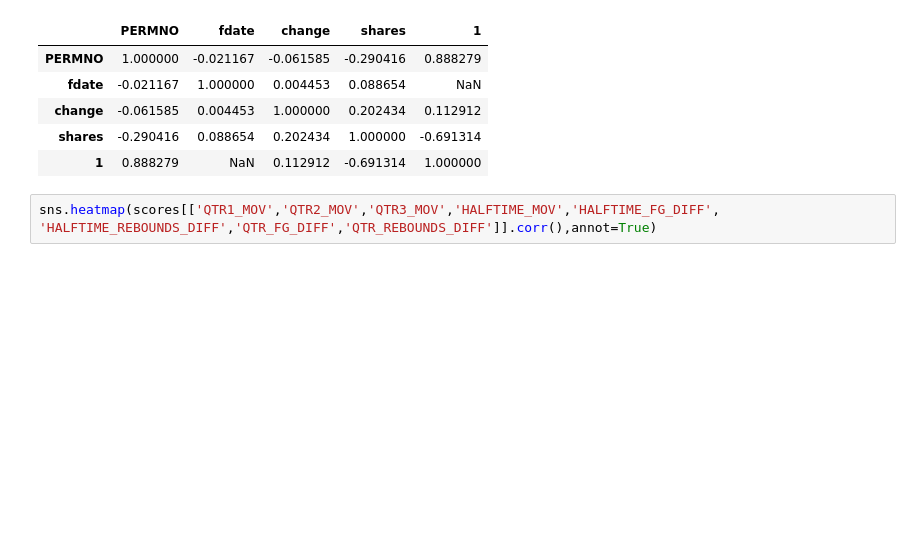
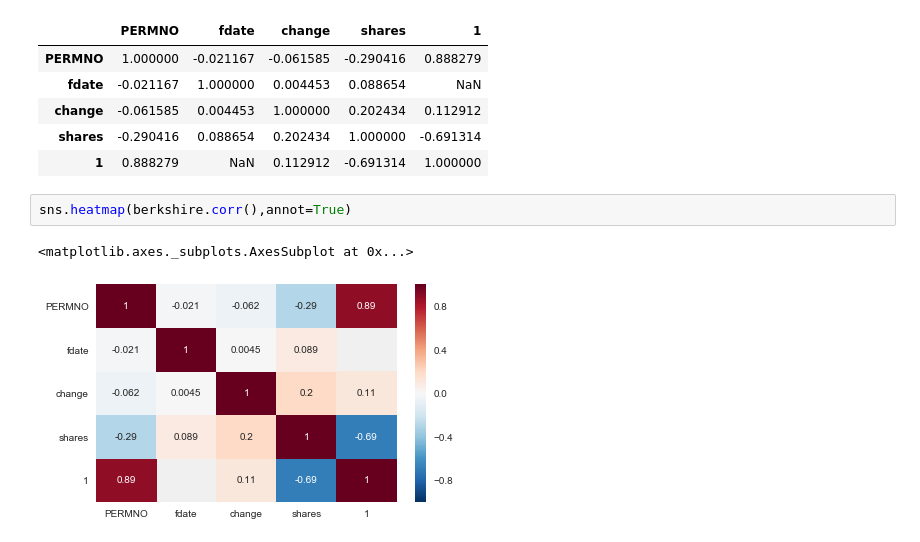
Before and after one commit to altice/PythonNotebooks, a Jupyter notebook: Berkshire_Test.ipynb, the cells around one changed output. Cells and saved outputs as stored; diff of their text form; blank space fills up the shorter version.

Commit message:
Berkshire and new Python for Data Analysis

```diff
--- a/Berkshire_Test.ipynb
+++ b/Berkshire_Test.ipynb
@@ -142,4 +146,7 @@ berkshire.corr()
 | shares | -0.290416 | 0.088654 | 0.202434 | 1.000000 | -0.691314 |
 | 1 | 0.888279 | NaN | 0.112912 | -0.691314 | 1.000000 |
 # %%
-sns.heatmap(scores[['QTR1_MOV','QTR2_MOV','QTR3_MOV','HALFTIME_MOV','HALFTIME_FG_DIFF', 'HALFTIME_REBOUNDS_DIFF','QTR_FG_DIFF','QTR_REBOUNDS_DIFF']].corr(),annot=True)
+sns.heatmap(berkshire.corr(),annot=True)
+# %% [output]
+<matplotlib.axes._subplots.AxesSubplot at 0x...>
+[figure, added]
```
Also changed, not shown: parts of 2 cells of this notebook.
